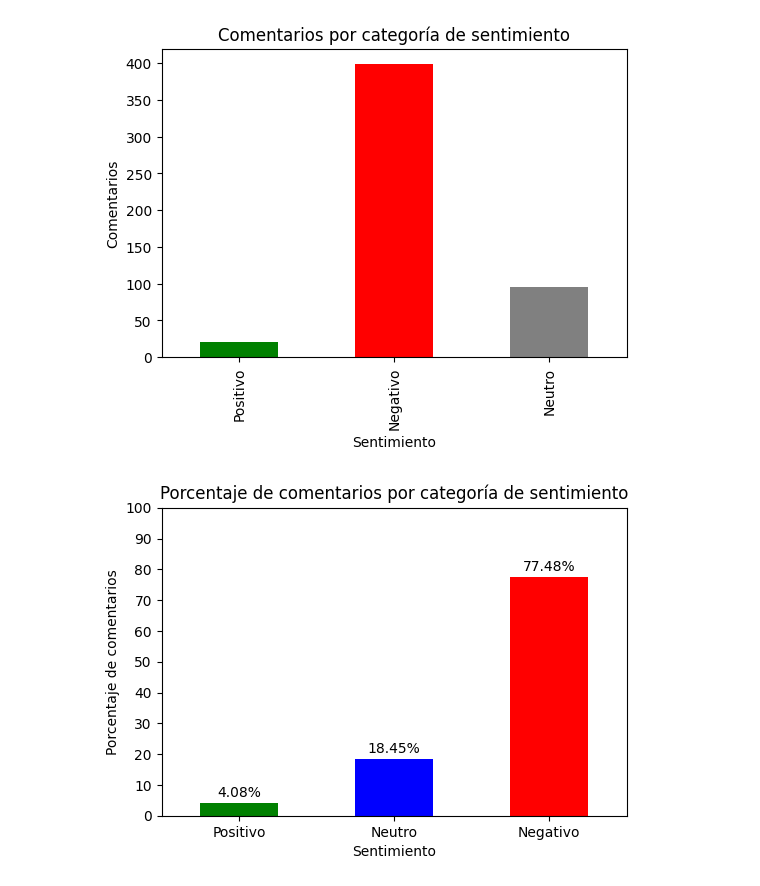
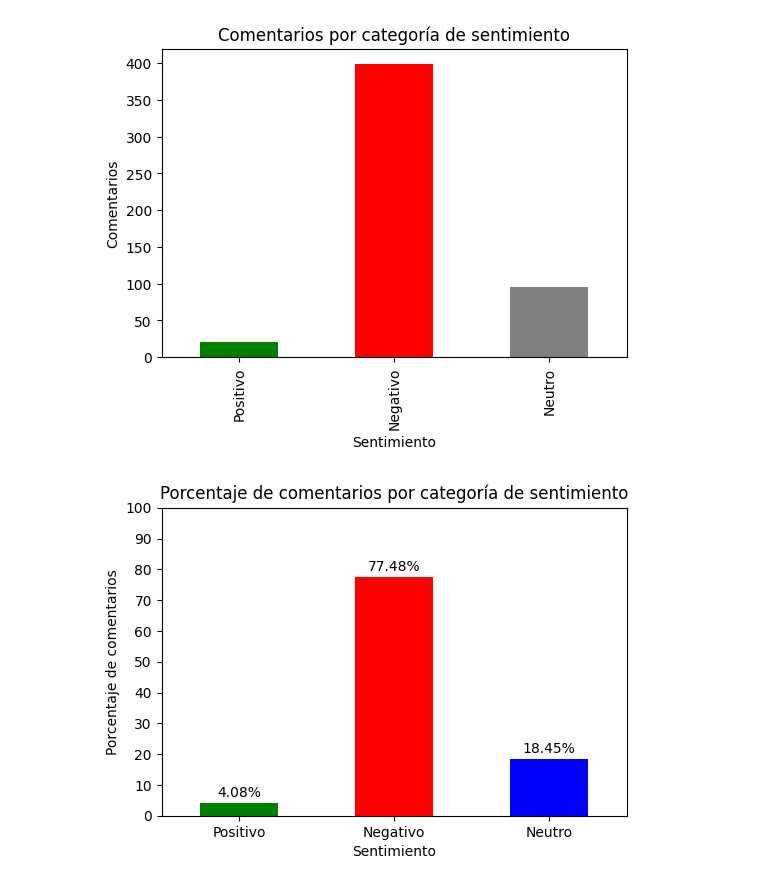
Before and after one commit to shodri/tesis, a Jupyter notebook: Python/fig27_28_09_polaridad_sentimientos.ipynb, the cells around one changed output. Cells and saved outputs as stored; diff of their text form; code cells hidden in the pictures.

```diff
--- a/Python/1_polaridad_sentimiento.ipynb
+++ b/Python/fig27_28_09_polaridad_sentimientos.ipynb
@@ -45,13 +45,12 @@ plt.show()
 # %% [output]
 [figure]
 # %%
-import numpy as np
 
 # Crear una nueva columna "sentimiento" con la clasificación para cada comentario
 df['sentimiento'] = df[['POS_proba', 'NEU_proba', 'NEG_proba']].apply(lambda x: np.argmax(x), axis=1)
 
 # Mapear los valores de índice a etiquetas de sentimiento (POS, NEU, NEG)
-sentimiento_map = {0: 'Positivo', 1: 'Negativo', 2: 'Neutro' }
+sentimiento_map = {0: 'Positivo', 1: 'Neutro', 2: 'Negativo'}
 df['sentimiento'] = df['sentimiento'].map(sentimiento_map)
 # %%
 plt.figure(figsize=(6, 4))
@@ -63,18 +62,23 @@ plt.show()
 # %% [output]
 [figure]
 # %%
-# Crear el gráfico de barras con los porcentajes
 sentimiento_counts = df['sentimiento'].value_counts(normalize=True) * 100
 
+# Reordenar las categorías en el orden deseado
+sentimiento_counts = sentimiento_counts.loc[['Positivo', 'Negativo', 'Neutro']]
+
 plt.figure(figsize=(6, 4))
-sentimiento_counts.loc[['Positivo', 'Neutro', 'Negativo']].plot(kind='bar', color=['green', 'blue', 'red'])
+sentimiento_counts.plot(kind='bar', color=['green', 'red', 'blue'])
 plt.title('Porcentaje de comentarios por categoría de sentimiento')
 plt.xlabel('Sentimiento')
 plt.ylabel('Porcentaje de comentarios')
 plt.xticks(rotation=0)
 plt.yticks(np.arange(0, 101, 10))  # Establecer los ticks del eje y en intervalos de 10
-for i, v in enumerate(sentimiento_counts.loc[['Positivo', 'Neutro', 'Negativo']]):
-    plt.text(i, v + 1, f"{v:.2f}%", ha='center', va='bottom')  # Agregar etiquetas con los porcentajes
+
+# Agregar etiquetas con los porcentajes
+for i, v in enumerate(sentimiento_counts):
+    plt.text(i, v + 1, f"{v:.2f}%", ha='center', va='bottom')
+
 plt.show()
 # %% [output]
-[figure, old version]
+[figure, new version]
```
Also changed, not shown: parts of 2 cells of this notebook, 46 other files.
